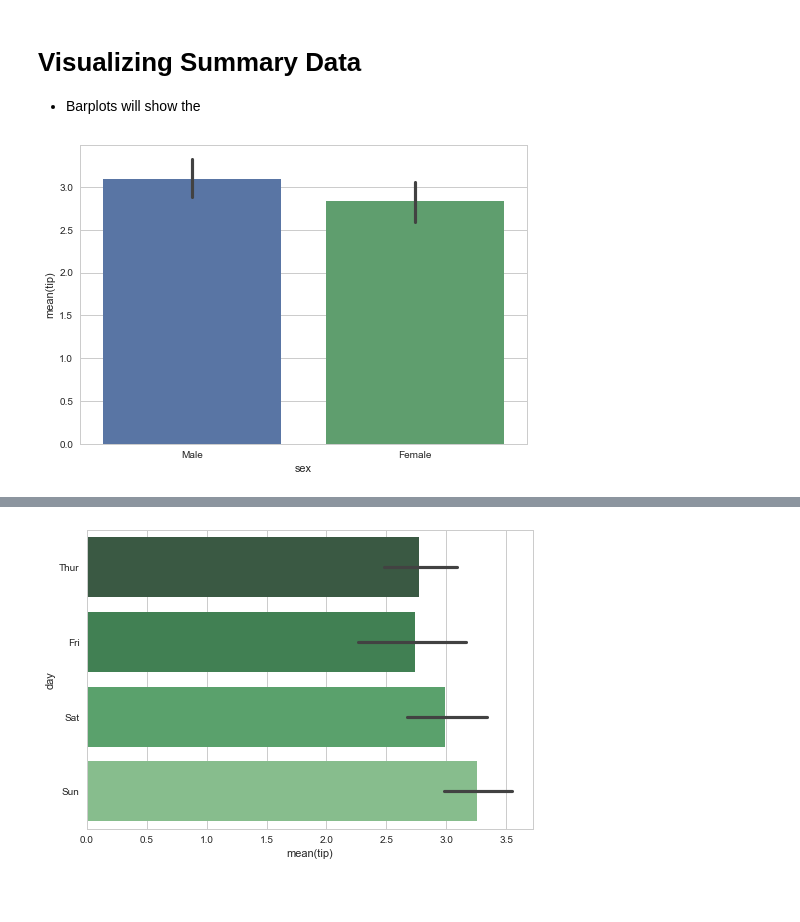
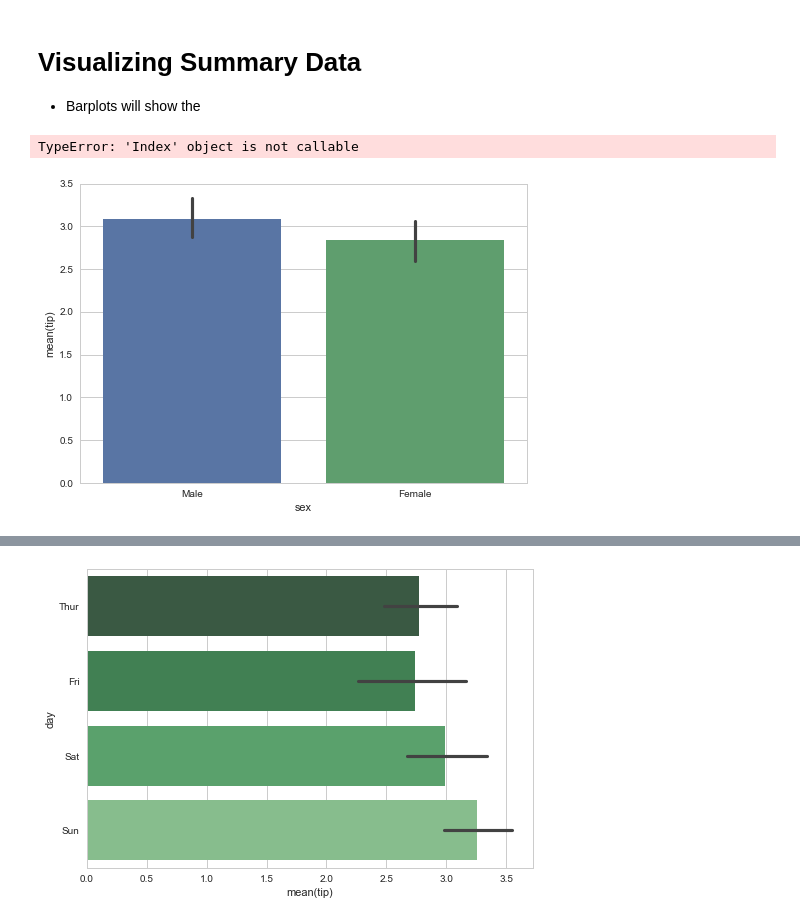
Before and after one commit to bdieu178/techfundamentals-fall2017-materials, a Jupyter notebook: classes/04-intro-python3/03-visualization-python-seaborn.ipynb, the cells around one changed output, grey strips where cells are left out. Cells and saved outputs as stored; diff of their text form; code cells hidden in the pictures; blank space fills up the shorter version.

```diff
--- a/classes/04-intro-python3/03-visualization-python-seaborn.ipynb
+++ b/classes/04-intro-python3/03-visualization-python-seaborn.ipynb
@@ -152,5 +154,7 @@ sns.swarmplot(x="day", y="total_bill", data=tips, color="w", alpha=.5);
 # %%
 #This
 sns.barplot(x="sex", y="tip", data=tips);
+tips
 # %% [output]
+TypeError: 'Index' object is not callable
-[figure, old version]
+[figure, new version]
```
Also changed, not shown: parts of 4 cells of this notebook, 3 other files.
